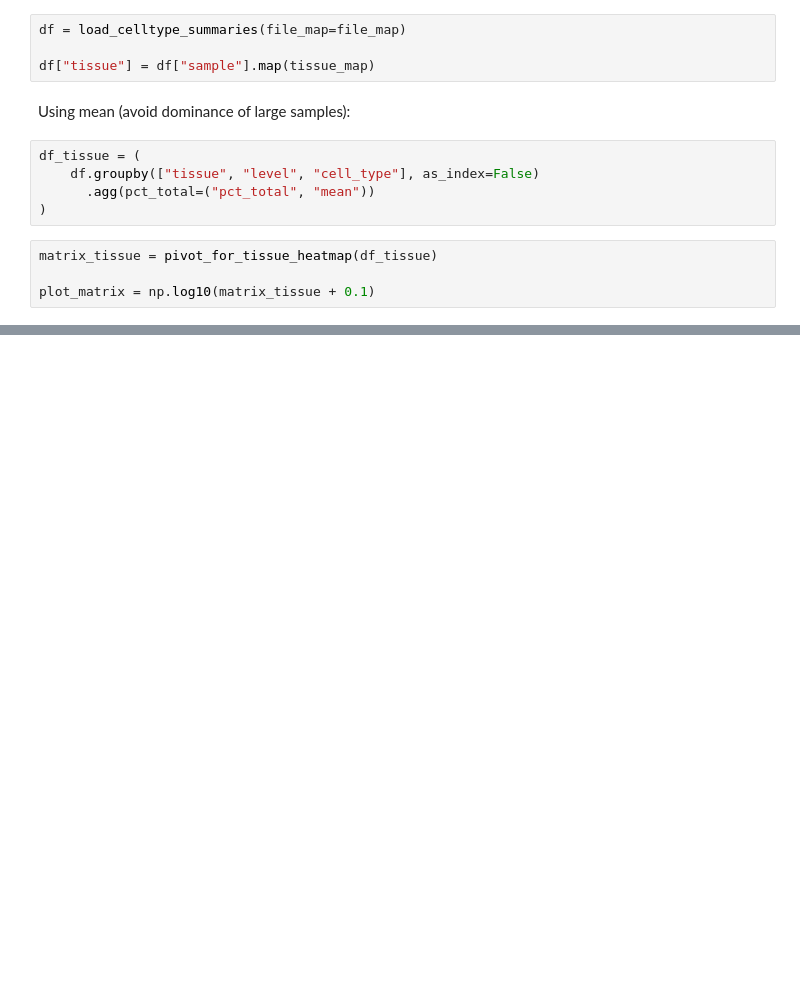
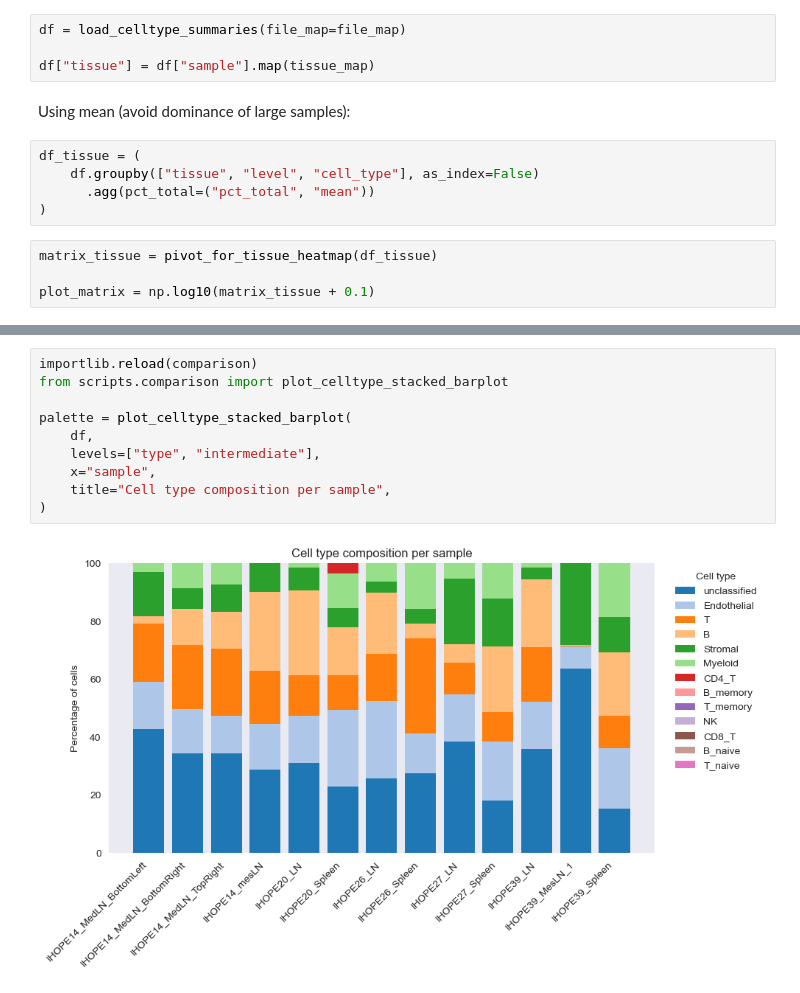
Before and after one commit to EmmyRamsesBerg/IHOPE_SpatialProteomics, a Jupyter notebook: notebooks/Sample_comparison_IHOPE.ipynb, the cells around one changed output, grey strips where cells are left out. Saved outputs shown, nothing was run; the diff lists cells and outputs as text; blank space fills up the shorter version.

```diff
--- a/notebooks/Sample_comparison_IHOPE.ipynb
+++ b/notebooks/Sample_comparison_IHOPE.ipynb
@@ -118,0 +200,12 @@ plot_celltype_heatmap(
+# %%
+importlib.reload(comparison)
+from scripts.comparison import plot_celltype_stacked_barplot
+
+palette = plot_celltype_stacked_barplot(
+    df,
+    levels=["type", "intermediate"],
+    x="sample",
+    title="Cell type composition per sample",
+)
+# %% [output]
+[figure, added]
```
Also changed, not shown: parts of 18 cells of this notebook, 1 other file.
